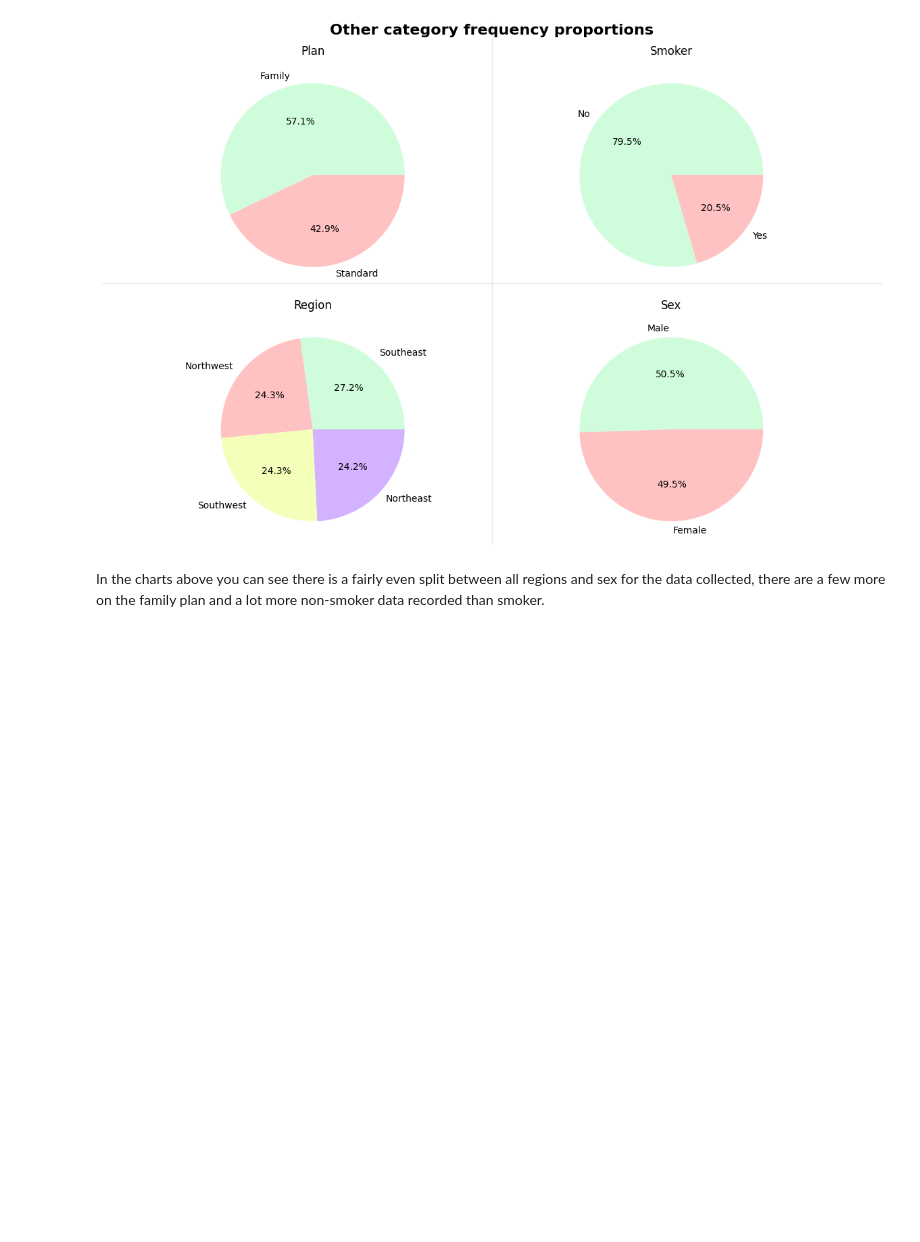
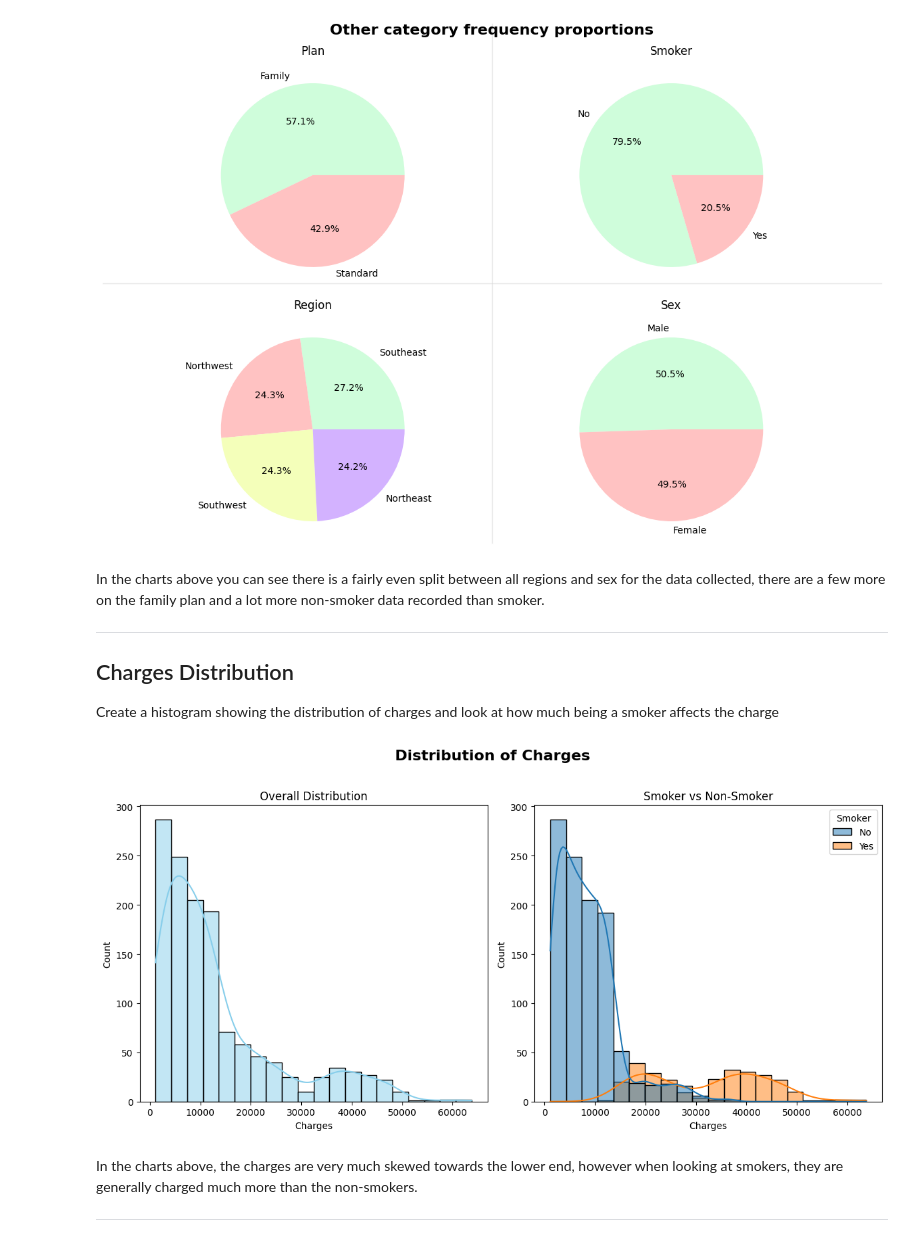
Before and after one commit to petedanielsmith/HealthcareInsuranceDataAnalyticsProject, a Jupyter notebook: jupyter_notebooks/data_visualisation.ipynb, the cells around one changed output. Saved outputs shown, nothing was run; the diff lists cells and outputs as text; code cells hidden in the pictures; blank space fills up the shorter version.

Commit message:
Add histogram to show the charges distribution as a total and by Smoker (#22)

```diff
--- a/jupyter_notebooks/data_visualisation.ipynb
+++ b/jupyter_notebooks/data_visualisation.ipynb
@@ -147,3 +147,36 @@ plt.show()
 [figure]
 # %% [markdown]
 In the charts above you can see there is a fairly even split between all regions and sex for the data collected, there are a few more on the family plan and a lot more non-smoker data recorded than smoker.
+
+---
+
+## Charges Distribution
+
+Create a histogram showing the distribution of charges and look at how much being a smoker affects the charge
+# %%
+# Create subplots
+fig, axs = plt.subplots(1, 2, figsize=(12, 6))
+
+# Top-left: Overall
+sns.histplot(data=insurance, x="Charges", kde=True, bins=20, color="skyblue", ax=axs[0])
+axs[0].set_title('Overall Distribution')
+
+# Top-right: Split by Smoker
+sns.histplot(data=insurance, x="Charges", hue="Smoker", kde=True, bins=20, color="skyblue", ax=axs[1])
+axs[1].set_title('Smoker vs Non-Smoker')
+
+# Add overall title
+fig.suptitle('Distribution of Charges', fontsize=16, fontweight='bold')
+
+# Adjust spacing for suptitle
+plt.tight_layout(rect=[0, 0, 1, 0.96])
+
+# Save figure and show
+plt.savefig('../charts/distribution_of_charges_histogram.png')
+plt.show()
+# %% [output]
+[figure, added]
+# %% [markdown]
+In the charts above, the charges are very much skewed towards the lower end, however when looking at smokers, they are generally charged much more than the non-smokers.
+
+---
```
Also changed, not shown: 1 other file.
